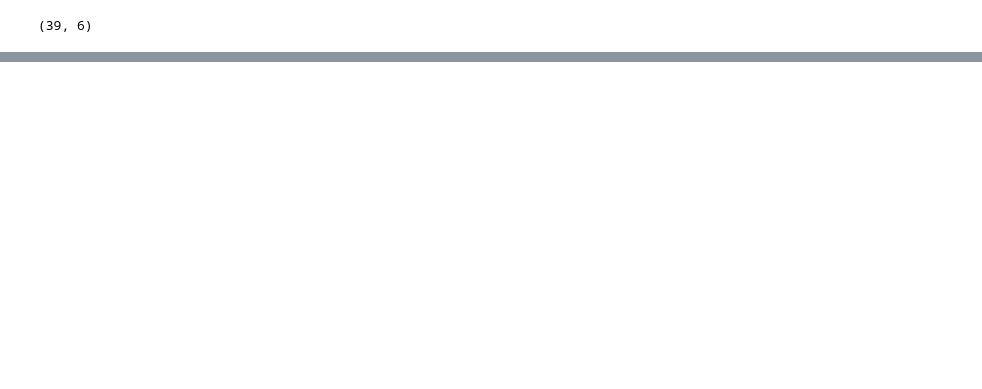
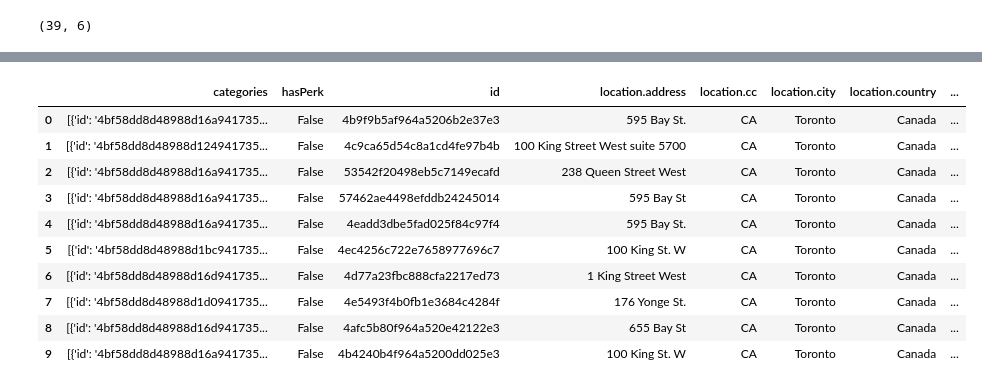
Before and after one commit to bacon369/Coursera_Capstone2, a Jupyter notebook: Data Science Capstone-Segmenting&Clustering.ipynb, the cells around one changed output, grey strips where cells are left out. Saved outputs shown, nothing was run; the diff lists cells and outputs as text; code cells hidden in the pictures; blank space fills up the shorter version.

```diff
--- a/Data Science Capstone-Segmenting&Clustering.ipynb
+++ b/Data Science Capstone-Segmenting&Clustering.ipynb
@@ -159,8 +174,16 @@ to_data.shape
 # %% [output]
 (39, 6)
 # %%
-address = 'Toronto'
-geolocator = Nominatim(user_agent="trt_explorer")
+CLIENT_ID = 'O3S1RC0NPPA31104YY5LYRMPY45AOYN5WFDL5MENXK4D014K' # Foursquare ID
+CLIENT_SECRET = 'CGA4KJUTTTIYLQIS5SIKQZ0I12GTXJGR0NYV4AWOOKYLMHLK' # Foursquare Secret
+VERSION = '20180604'
+LIMIT = 30
+#print('Your credentials:')
+#print('CLIENT_ID: ' + CLIENT_ID)
+#print('CLIENT_SECRET:' + CLIENT_SECRET)
+
+address = 'Toronto, ON'
+geolocator = Nominatim(user_agent="foursquare_agent")
 location = geolocator.geocode(address)
 latitude = location.latitude
 longitude = location.longitude
@@ -184,3 +207,7 @@ map_toronto
 # %% [output]
 Toronto coordinates are 43.6534817, -79.3839347.
 [interactive output not drawn]
+# %%
+search_query = 'Bakery'
+radius = 500
+print(search_query + ' .... OK!')
@@ -186,0 +216,3 @@ Toronto coordinates are 43.6534817, -79.3839347.
+# %%
+url = 'https://api.foursquare.com/v2/venues/search?client_id={}&client_secret={}&ll={},{}&v={}&query={}&radius={}&limit={}'.format(CLIENT_ID, CLIENT_SECRET, latitude, longitude, VERSION, search_query, radius, LIMIT)
+url
@@ -186,0 +221,3 @@ Toronto coordinates are 43.6534817, -79.3839347.
+# %%
+results = requests.get(url).json()
+results
@@ -186,0 +242,19 @@ Toronto coordinates are 43.6534817, -79.3839347.
+# %%
+# assign relevant part of JSON to venues
+venues = results['response']['venues']
+
+# tranform venues into a dataframe
+dataframe = json_normalize(venues)
+dataframe.head(10)
+# %% [output]
+|  | categories | hasPerk | id | location.address | location.cc | location.city | location.country | ... |
+| 0 | [{'id': '4bf58dd8d48988d16a941735... | False | 4b9f9b5af964a5206b2e37e3 | 595 Bay St. | CA | Toronto | Canada | ... |
+| 1 | [{'id': '4bf58dd8d48988d124941735... | False | 4c9ca65d54c8a1cd4fe97b4b | 100 King Street West suite 5700 | CA | Toronto | Canada | ... |
+| 2 | [{'id': '4bf58dd8d48988d16a941735... | False | 53542f20498eb5c7149ecafd | 238 Queen Street West | CA | Toronto | Canada | ... |
+| 3 | [{'id': '4bf58dd8d48988d16a941735... | False | 57462ae4498efddb24245014 | 595 Bay St | CA | Toronto | Canada | ... |
+| 4 | [{'id': '4bf58dd8d48988d16a941735... | False | 4eadd3dbe5fad025f84c97f4 | 595 Bay St. | CA | Toronto | Canada | ... |
+| 5 | [{'id': '4bf58dd8d48988d1bc941735... | False | 4ec4256c722e7658977696c7 | 100 King St. W | CA | Toronto | Canada | ... |
+| 6 | [{'id': '4bf58dd8d48988d16d941735... | False | 4d77a23fbc888cfa2217ed73 | 1 King Street West | CA | Toronto | Canada | ... |
+| 7 | [{'id': '4bf58dd8d48988d1d0941735... | False | 4e5493f4b0fb1e3684c4284f | 176 Yonge St. | CA | Toronto | Canada | ... |
+| 8 | [{'id': '4bf58dd8d48988d16d941735... | False | 4afc5b80f964a520e42122e3 | 655 Bay St | CA | Toronto | Canada | ... |
+| 9 | [{'id': '4bf58dd8d48988d16a941735... | False | 4b4240b4f964a5200dd025e3 | 100 King St. W | CA | Toronto | Canada | ... |
```
Also changed, not shown: parts of 7 cells of this notebook.
